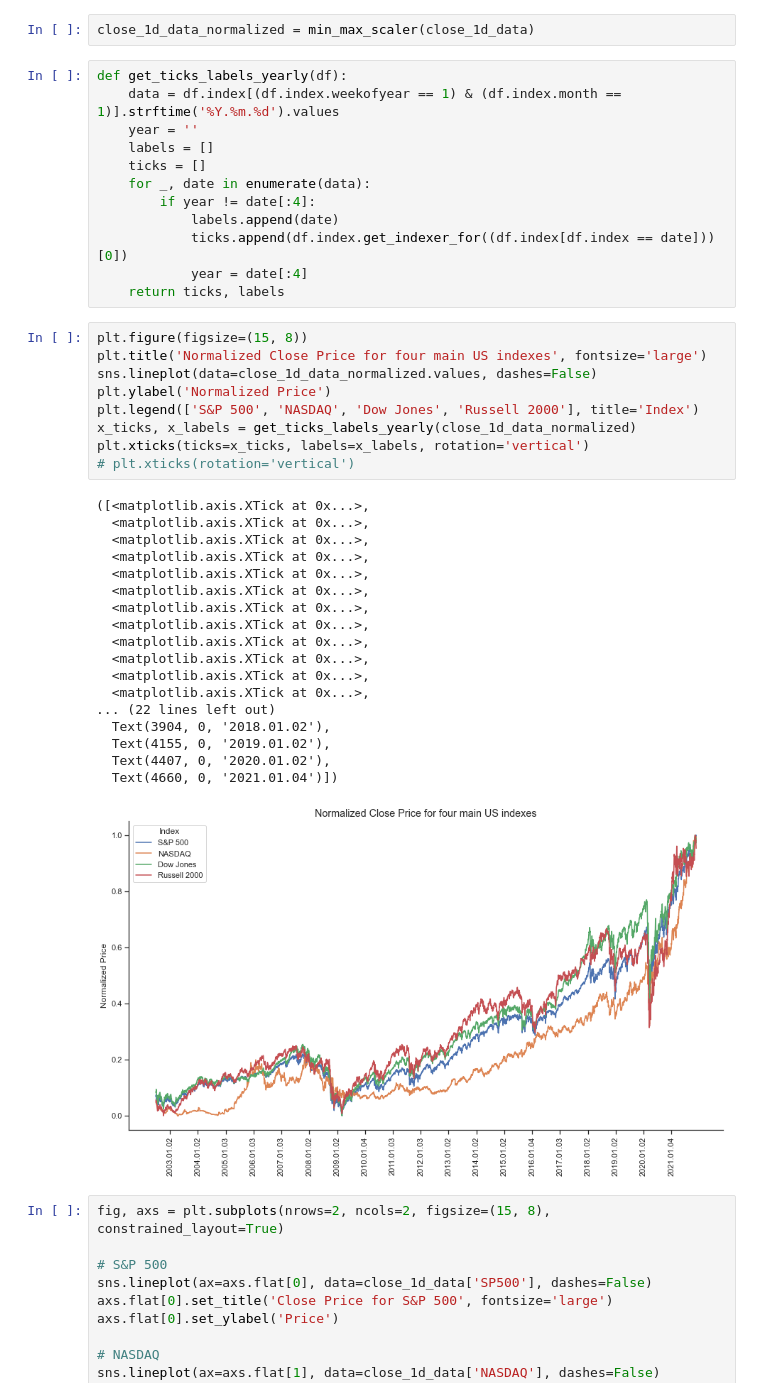
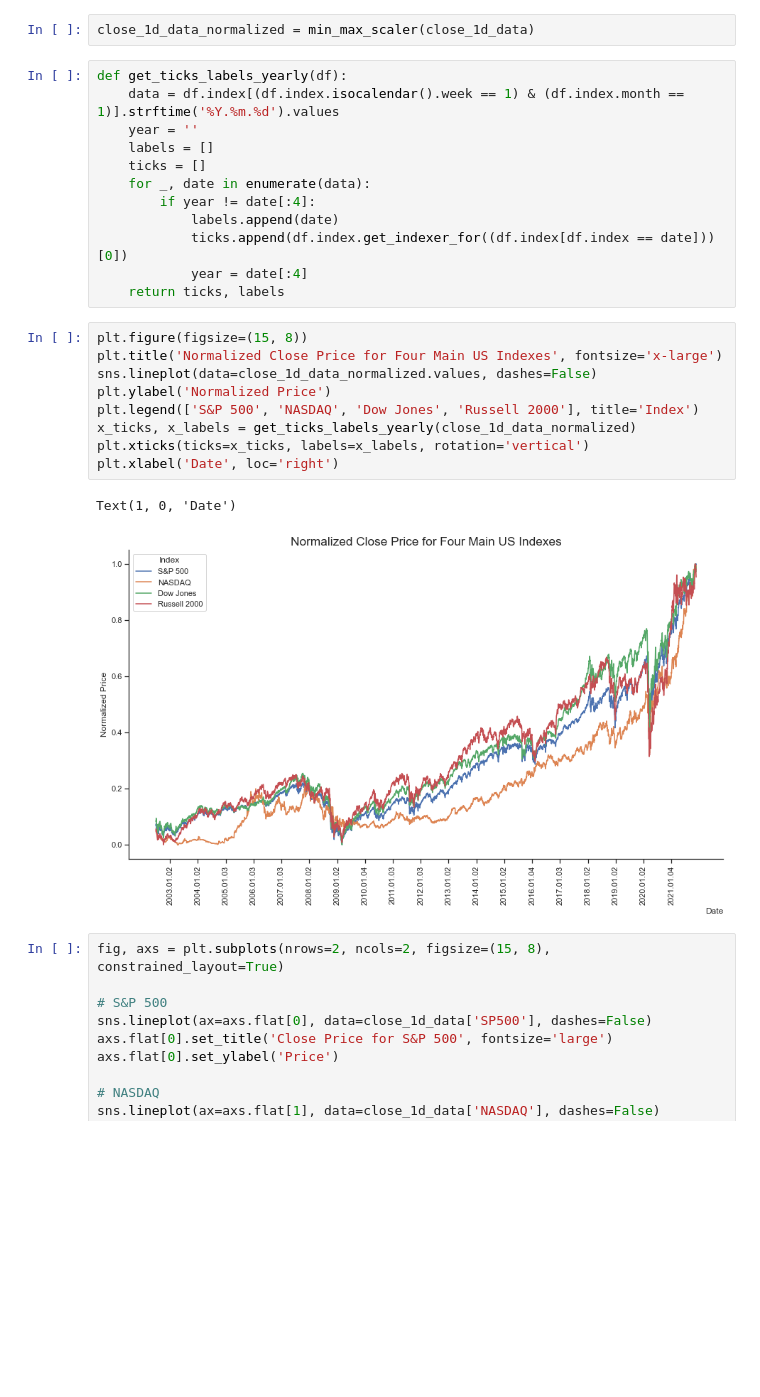
Before and after one commit to TBSDA/Data_Visualization, a Jupyter notebook: Main_US_Indexes_Visualization.ipynb, the cells around one changed output. Saved outputs shown, nothing was run; the diff lists cells and outputs as text; blank space fills up the shorter version.

```diff
--- a/Main_US_Indexes_Visualization.ipynb
+++ b/Main_US_Indexes_Visualization.ipynb
@@ -196,7 +198,7 @@ def min_max_scaler(df, a=0, b=1):
 close_1d_data_normalized = min_max_scaler(close_1d_data)
 # %%
 def get_ticks_labels_yearly(df):
-    data = df.index[(df.index.weekofyear == 1) & (df.index.month == 1)].strftime('%Y.%m.%d').values
+    data = df.index[(df.index.isocalendar().week == 1) & (df.index.month == 1)].strftime('%Y.%m.%d').values
     year = ''
     labels = []
     ticks = []
@@ -208,32 +210,16 @@ def get_ticks_labels_yearly(df):
     return ticks, labels
 # %%
 plt.figure(figsize=(15, 8))
-plt.title('Normalized Close Price for four main US indexes', fontsize='large')
+plt.title('Normalized Close Price for Four Main US Indexes', fontsize='x-large')
 sns.lineplot(data=close_1d_data_normalized.values, dashes=False)
 plt.ylabel('Normalized Price')
 plt.legend(['S&P 500', 'NASDAQ', 'Dow Jones', 'Russell 2000'], title='Index')
 x_ticks, x_labels = get_ticks_labels_yearly(close_1d_data_normalized)
 plt.xticks(ticks=x_ticks, labels=x_labels, rotation='vertical')
-# plt.xticks(rotation='vertical')
+plt.xlabel('Date', loc='right')
 # %% [output]
-([<matplotlib.axis.XTick at 0x...>,
-  <matplotlib.axis.XTick at 0x...>,
-  <matplotlib.axis.XTick at 0x...>,
-  <matplotlib.axis.XTick at 0x...>,
-  <matplotlib.axis.XTick at 0x...>,
-  <matplotlib.axis.XTick at 0x...>,
-  <matplotlib.axis.XTick at 0x...>,
-  <matplotlib.axis.XTick at 0x...>,
-  <matplotlib.axis.XTick at 0x...>,
-  <matplotlib.axis.XTick at 0x...>,
-  <matplotlib.axis.XTick at 0x...>,
-  <matplotlib.axis.XTick at 0x...>,
-... (22 lines left out)
-  Text(3904, 0, '2018.01.02'),
-  Text(4155, 0, '2019.01.02'),
-  Text(4407, 0, '2020.01.02'),
-  Text(4660, 0, '2021.01.04')])
+Text(1, 0, 'Date')
-[figure, old version]
+[figure, new version]
 # %%
 fig, axs = plt.subplots(nrows=2, ncols=2, figsize=(15, 8), constrained_layout=True)
 
```
Also changed, not shown: parts of 5 cells of this notebook.
